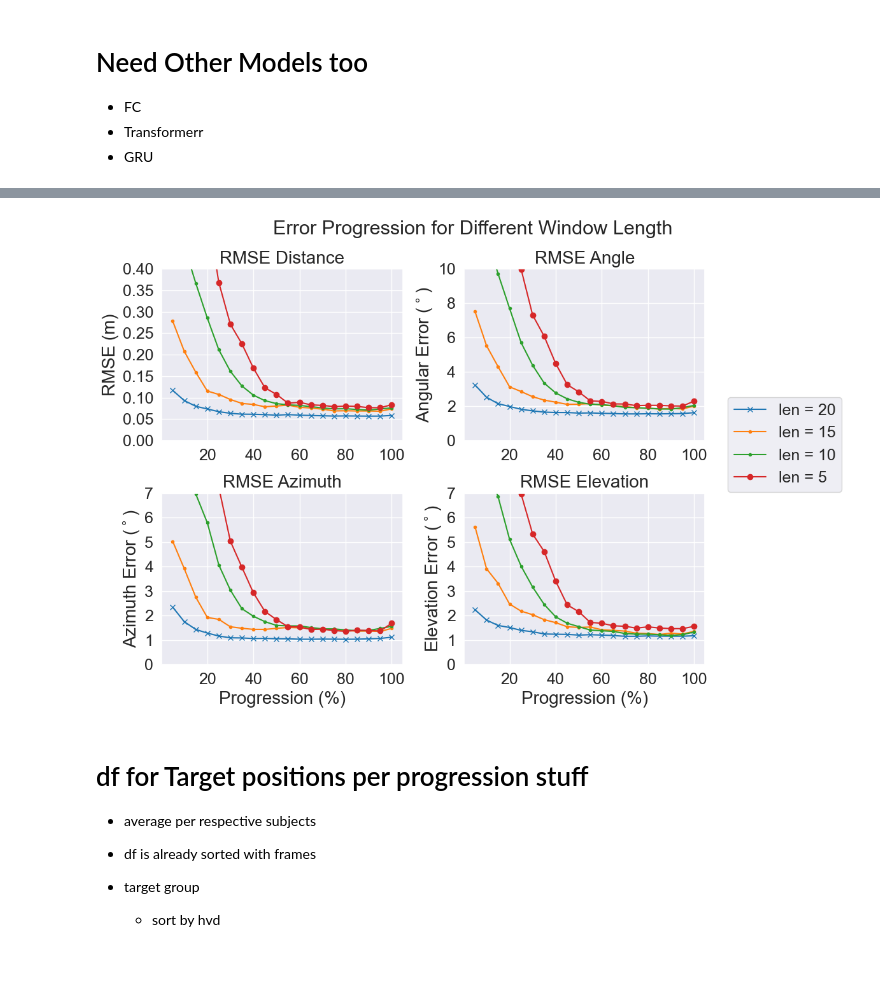
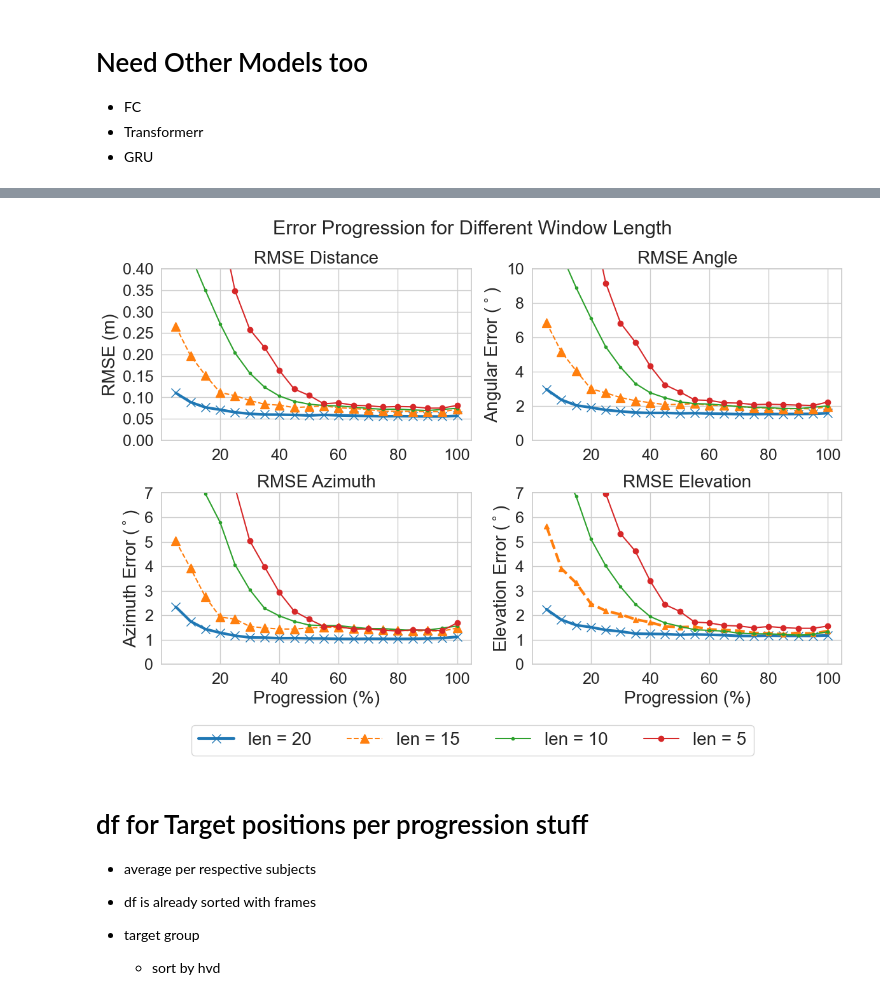
Before and after one commit to gitscade/stats, a Jupyter notebook: 05-result_progression.ipynb, the cells around one changed output, grey strips where cells are left out. Cells and saved outputs as stored; diff of their text form; code cells hidden in the pictures; blank space fills up the shorter version.

```diff
--- a/05-result_progression.ipynb
+++ b/05-result_progression.ipynb
@@ -41,12 +41,27 @@ def combined_angles_retire(values1, values2):
     tan2 =  np.tan(values2 * np.pi /180)
     return np.tanh( np.sqrt( tan1**2 + tan2**2 ) ) * 180 / np.pi
 
+def calculate_mse(df):
+    e_x = df.e_x
+    e_y = df.e_y
+    #e_z is 0 for 2d pointing
+    return np.sqrt( e_x**2 + e_y**2)
+
+def calculate_angular_deviation(df):
+    e_mse = df.e_mse
+    d = df.d
+    half_angle = (180/np.pi)*np.arctan( 0.5*e_mse/d)
+    return 2*half_angle
+
+
 
 def draw_errors_all(df, input_result_name=None):
     new_frames = 20
     # one temporal plot for whole dataset
     l_sub_idx = df.sub_idx.unique()
 
+    df['e_mse'] = calculate_mse(df)
+    df['e_angular'] = calculate_angular_deviation(df)
     df['sub_group'] = df.groupby(['sub_idx']).ngroup() # 4 for evaluation
     df = df.sort_values(by=['file_idx','sub_idx']) #only files and subject
     df = df.drop(['is_exclude', 'win_idx', 'win_num'], axis=1)
@@ -71,10 +86,12 @@ def draw_errors_all(df, input_result_name=None):
     df_resample_mse = df_resample.groupby(df_resample.index)["e_mse"].apply(rms)
     df_resample_h = df_resample.groupby(df_resample.index)["e_h"].apply(rms)
     df_resample_v = df_resample.groupby(df_resample.index)["e_v"].apply(rms)
-    out = pd.DataFrame([df_resample_mse, df_resample_h, df_resample_v]).transpose()
+    df_resample_angerror = df_resample.groupby(df_resample.index)["e_angular"].apply(rms)
+    out = pd.DataFrame([df_resample_mse, df_resample_h, df_resample_v, df_resample_angerror]).transpose()
 
     # DO NOT USE THIS NOT USEFUL
     # out["e_comb"] = combined_angles(df_resample_h, df_resample_v)
+    out["e_comb"] = df_resample_angerror
 
 
     return out
@@ -214,6 +217,6 @@ dtype: float64
 # %%
 ### plotting for m1 only ####
-sns.set(style='darkgrid', palette='tab10')
+sns.set(style='whitegrid', palette='tab10')
 fig = plt.figure(figsize=(12,8))
 fig.subplots_adjust(hspace=-1)
 
@@ -221,8 +224,8 @@ fig.suptitle("Error Progression for Different Window Length", fontsize="22")
 
 ax1 = fig.add_subplot(221)
 ax1.set_title('RMSE Distance', fontsize=20)
-ax1.plot(x, y_20.e_mse, label = "l = 20", marker='x')
-ax1.plot(x, y_15.e_mse, label = "l = 15", marker='.')
+ax1.plot(x, y_20.e_mse, label = "l = 20", marker='x', markersize=10, linewidth=3)
+ax1.plot(x, y_15.e_mse, label = "l = 15", marker='^', linestyle='--', markersize=10)
 ax1.plot(x, y_10.e_mse, label = "l = 10", marker='.')
 ax1.plot(x, y_5.e_mse, label = "l = 5", marker='o')
 # ax1.set_xlabel('Progression (%)', fontsize=20)
@@ -236,14 +239,15 @@ for tick in ax1.yaxis.get_major_ticks():
 
 ax2 = fig.add_subplot(222)
 ax2.set_title('RMSE Angle', fontsize=20)
-ax2.plot(x, y_20.e_comb, label = "len = 20", marker='x')
-ax2.plot(x, y_15.e_comb, label = "len = 15", marker='.')
+ax2.plot(x, y_20.e_comb, label = "len = 20", marker='x', markersize=10, linewidth=3)
+ax2.plot(x, y_15.e_comb, label = "len = 15", marker='^', linestyle='--', markersize=10)
 ax2.plot(x, y_10.e_comb, label = "len = 10", marker='.')
 ax2.plot(x, y_5.e_comb, label = "len = 5", marker='o')
 # ax2.set_xlabel('Progression (%)', fontsize=20)
 ax2.set_ylabel('Angular Error ($^\circ$)', fontsize=20)
 ax2.set_ylim(0,10)
-plt.legend(bbox_to_anchor=(1.06, 0.3), loc="upper left", fontsize="18")
+# plt.legend(bbox_to_anchor=(1.06, 0.3), loc="upper left", fontsize="18")
+fig.legend(*ax2.get_legend_handles_labels(), loc='lower center', bbox_to_anchor=(0.5, -0.09), ncol=4, fontsize='20')
 
 for tick in ax2.xaxis.get_major_ticks():
     tick.label1.set_fontsize(18)
@@ -252,38 +256,38 @@ for tick in ax2.yaxis.get_major_ticks():
 
 ax3 = fig.add_subplot(223)
 ax3.set_title('RMSE Azimuth', fontsize=20)
-ax3.plot(x, y_20.e_h, label = "l = 20", marker='x')
-ax3.plot(x, y_15.e_h, label = "l = 15", marker='.')
+ax3.plot(x, y_20.e_h, label = "l = 20", marker='x', markersize=10, linewidth=3)
+ax3.plot(x, y_15.e_h, label = "l = 15", marker='^', linestyle='--', markersize=10)
 ax3.plot(x, y_10.e_h, label = "l = 10", marker='.')
 ax3.plot(x, y_5.e_h, label = "l = 5", marker='o')
 ax3.set_xlabel('Progression (%)', fontsize=20)
 ax3.set_ylabel('Azimuth Error ($^\circ$)', fontsize=20)
 ax3.set_ylim(0,7)
 
 for tick in ax3.xaxis.get_major_ticks():
     tick.label1.set_fontsize(18)
 for tick in ax3.yaxis.get_major_ticks():
     tick.label1.set_fontsize(18)
 
 
 ax4 = fig.add_subplot(224)
 ax4.set_title('RMSE Elevation', fontsize=20)
-ax4.plot(x, y_20.e_v, label = "20 frames", marker='x')
-ax4.plot(x, y_15.e_v, label = "15 frames", marker='.')
+ax4.plot(x, y_20.e_v, label = "20 frames", marker='x', markersize=10, linewidth=3)
+ax4.plot(x, y_15.e_v, label = "15 frames", marker='^', linestyle='--', linewidth=3)
 ax4.plot(x, y_10.e_v, label = "10 frames", marker='.')
 ax4.plot(x, y_5.e_v, label = "5 frames", marker='o')
 ax4.set_xlabel('Progression (%)', fontsize=20)
 ax4.set_ylabel('Elevation Error ($^\circ$)', fontsize=20)
 ax4.set_ylim(0,7)
 # plt.legend(bbox_to_anchor=(1.04, 1), loc="upper left", fontsize="18")
 plt.tight_layout()
 
 for tick in ax4.xaxis.get_major_ticks():
     tick.label1.set_fontsize(18)
 for tick in ax4.yaxis.get_major_ticks():
     tick.label1.set_fontsize(18)
 # %% [output]
-[figure, old version]
+[figure, new version]
 # %% [markdown]
 # df for Target positions per progression stuff
 
```
Also changed, not shown: parts of 1 cell of this notebook.
